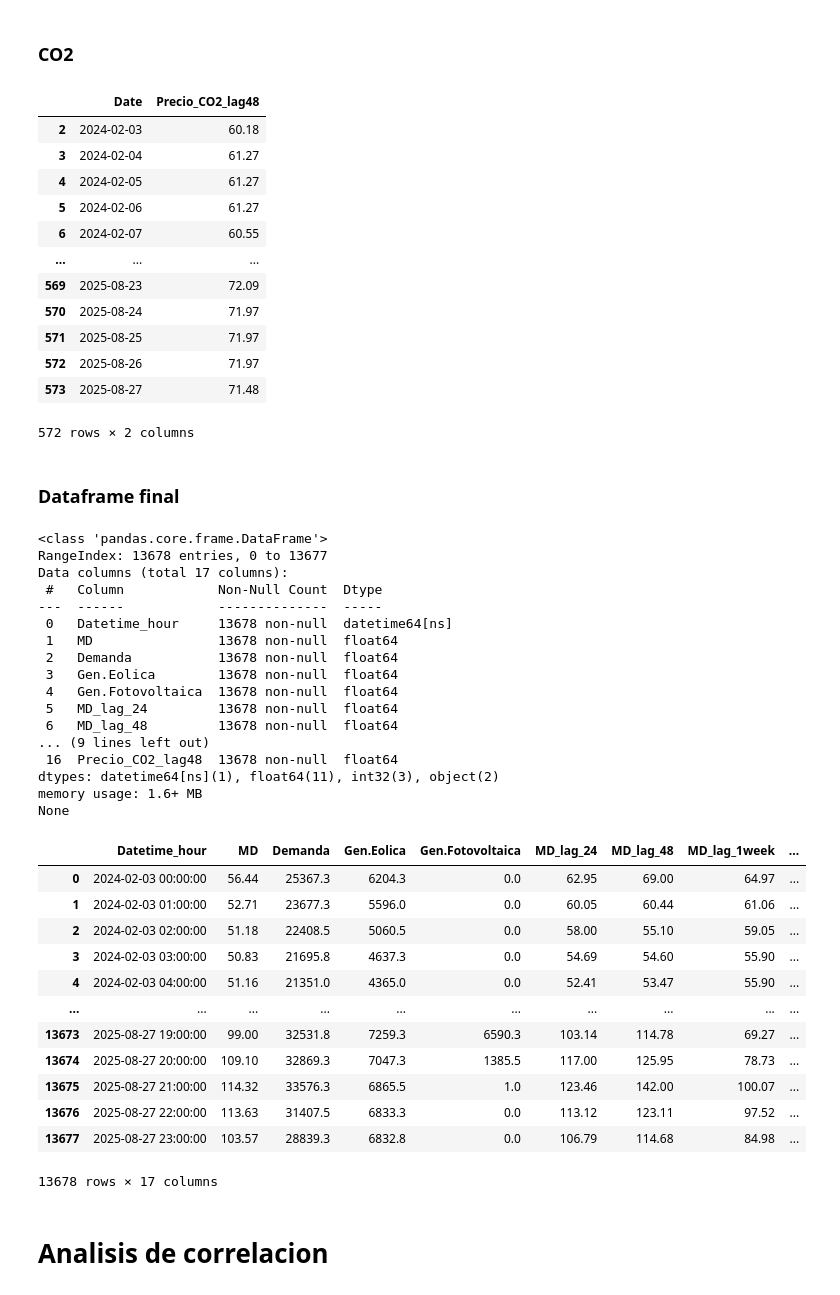
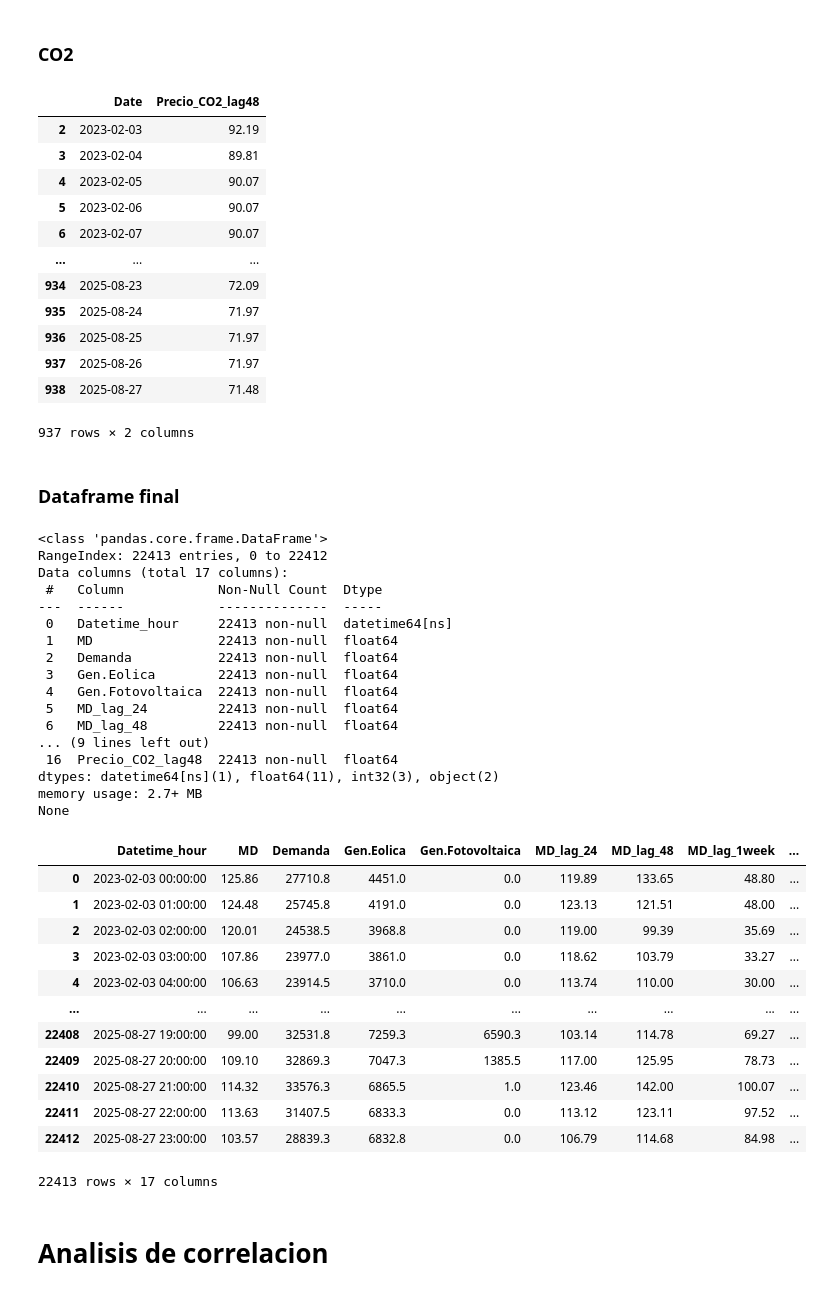
Before and after one commit to JaimeNavs9/proyecto_prediccion_MD, a Jupyter notebook: preparacion_datos.ipynb, the cells around one changed output. Drawn from its saved outputs; the diff is of its cells as text; code cells hidden in the pictures.

```diff
--- a/preparacion_datos.ipynb
+++ b/preparacion_datos.ipynb
@@ -629,46 +629,46 @@ df_co2_2 = pd.read_csv('data_training/historico-precios-CO2-_2025_.csv', sep=';'
 df_co2_3 = pd.read_csv('data_training/historico-precios-CO2-_2023_.csv', sep=';')
 df_co2 = pd.concat([df_co2_1, df_co2_2, df_co2_3])
 
 df_co2['Fecha'] = pd.to_datetime(df_co2['Fecha'], format='%d-%m-%Y')
 df_co2['Fecha'] = df_co2['Fecha'].dt.strftime('%Y-%m-%d')
 df_co2.rename(columns={'Fecha': 'Date'}, inplace=True)
 
 df_co2_precio = df_co2[['Date', 'EUA']].rename(columns={'EUA': 'Precio_CO2'})
 
 # Añadimos fechas restantes
 
 df_co2_precio['Date'] = pd.to_datetime(df_co2_precio['Date'])
 
 # Agrupar por fecha para eliminar duplicados (tomando el último valor disponible)
 df_co2_precio = df_co2_precio.groupby('Date').last()
 
 # Crear rango completo de fechas
-full_range = pd.date_range(start='2024-02-01', end='2025-08-27')
+full_range = pd.date_range(start='2023-02-01', end='2025-08-27')
 
 # Reindexar y rellenar valores faltantes hacia atrás (last available)
 df_co2_precio_full = df_co2_precio.reindex(full_range, method='ffill')
 
 # Renombrar índice a columna Date
 df_co2_precio_full = df_co2_precio_full.rename_axis('Date').reset_index()
 
 df_co2_precio_full['Date'] = df_co2_precio_full['Date'].dt.strftime('%Y-%m-%d')
 df_co2_precio_full['Precio_CO2_lag48'] = df_co2_precio_full['Precio_CO2'].shift(2)
 df_co2_precio_full = df_co2_precio_full.drop(columns=['Precio_CO2']).dropna()
 df_co2_precio_full
 # %% [output]
 |  | Date | Precio_CO2_lag48 |
-| 2 | 2024-02-03 | 60.18 |
-| 3 | 2024-02-04 | 61.27 |
-| 4 | 2024-02-05 | 61.27 |
-| 5 | 2024-02-06 | 61.27 |
-| 6 | 2024-02-07 | 60.55 |
+| 2 | 2023-02-03 | 92.19 |
+| 3 | 2023-02-04 | 89.81 |
+| 4 | 2023-02-05 | 90.07 |
+| 5 | 2023-02-06 | 90.07 |
+| 6 | 2023-02-07 | 90.07 |
 | ... | ... | ... |
-| 569 | 2025-08-23 | 72.09 |
-| 570 | 2025-08-24 | 71.97 |
-| 571 | 2025-08-25 | 71.97 |
-| 572 | 2025-08-26 | 71.97 |
-| 573 | 2025-08-27 | 71.48 |
+| 934 | 2025-08-23 | 72.09 |
+| 935 | 2025-08-24 | 71.97 |
+| 936 | 2025-08-25 | 71.97 |
+| 937 | 2025-08-26 | 71.97 |
+| 938 | 2025-08-27 | 71.48 |
-572 rows × 2 columns
+937 rows × 2 columns
 # %% [markdown]
 ### Dataframe final
 # %%
@@ -693,35 +693,35 @@ print(df_final_futuro.info())
 df_final_futuro
 # %% [output]
 <class 'pandas.core.frame.DataFrame'>
-RangeIndex: 13678 entries, 0 to 13677
+RangeIndex: 22413 entries, 0 to 22412
 Data columns (total 17 columns):
  #   Column            Non-Null Count  Dtype
 ---  ------            --------------  -----
- 0   Datetime_hour     13678 non-null  datetime64[ns]
- 1   MD                13678 non-null  float64
- 2   Demanda           13678 non-null  float64
- 3   Gen.Eolica        13678 non-null  float64
- 4   Gen.Fotovoltaica  13678 non-null  float64
- 5   MD_lag_24         13678 non-null  float64
- 6   MD_lag_48         13678 non-null  float64
+ 0   Datetime_hour     22413 non-null  datetime64[ns]
+ 1   MD                22413 non-null  float64
+ 2   Demanda           22413 non-null  float64
+ 3   Gen.Eolica        22413 non-null  float64
+ 4   Gen.Fotovoltaica  22413 non-null  float64
+ 5   MD_lag_24         22413 non-null  float64
+ 6   MD_lag_48         22413 non-null  float64
 ... (9 lines left out)
- 16  Precio_CO2_lag48  13678 non-null  float64
+ 16  Precio_CO2_lag48  22413 non-null  float64
 dtypes: datetime64[ns](1), float64(11), int32(3), object(2)
-memory usage: 1.6+ MB
+memory usage: 2.7+ MB
 None
 |  | Datetime_hour | MD | Demanda | Gen.Eolica | Gen.Fotovoltaica | MD_lag_24 | MD_lag_48 | MD_lag_1week | ... |
-| 0 | 2024-02-03 00:00:00 | 56.44 | 25367.3 | 6204.3 | 0.0 | 62.95 | 69.00 | 64.97 | ... |
-| 1 | 2024-02-03 01:00:00 | 52.71 | 23677.3 | 5596.0 | 0.0 | 60.05 | 60.44 | 61.06 | ... |
-| 2 | 2024-02-03 02:00:00 | 51.18 | 22408.5 | 5060.5 | 0.0 | 58.00 | 55.10 | 59.05 | ... |
-| 3 | 2024-02-03 03:00:00 | 50.83 | 21695.8 | 4637.3 | 0.0 | 54.69 | 54.60 | 55.90 | ... |
-| 4 | 2024-02-03 04:00:00 | 51.16 | 21351.0 | 4365.0 | 0.0 | 52.41 | 53.47 | 55.90 | ... |
+| 0 | 2023-02-03 00:00:00 | 125.86 | 27710.8 | 4451.0 | 0.0 | 119.89 | 133.65 | 48.80 | ... |
+| 1 | 2023-02-03 01:00:00 | 124.48 | 25745.8 | 4191.0 | 0.0 | 123.13 | 121.51 | 48.00 | ... |
+| 2 | 2023-02-03 02:00:00 | 120.01 | 24538.5 | 3968.8 | 0.0 | 119.00 | 99.39 | 35.69 | ... |
+| 3 | 2023-02-03 03:00:00 | 107.86 | 23977.0 | 3861.0 | 0.0 | 118.62 | 103.79 | 33.27 | ... |
+| 4 | 2023-02-03 04:00:00 | 106.63 | 23914.5 | 3710.0 | 0.0 | 113.74 | 110.00 | 30.00 | ... |
 | ... | ... | ... | ... | ... | ... | ... | ... | ... | ... |
-| 13673 | 2025-08-27 19:00:00 | 99.00 | 32531.8 | 7259.3 | 6590.3 | 103.14 | 114.78 | 69.27 | ... |
-| 13674 | 2025-08-27 20:00:00 | 109.10 | 32869.3 | 7047.3 | 1385.5 | 117.00 | 125.95 | 78.73 | ... |
-| 13675 | 2025-08-27 21:00:00 | 114.32 | 33576.3 | 6865.5 | 1.0 | 123.46 | 142.00 | 100.07 | ... |
-| 13676 | 2025-08-27 22:00:00 | 113.63 | 31407.5 | 6833.3 | 0.0 | 113.12 | 123.11 | 97.52 | ... |
-| 13677 | 2025-08-27 23:00:00 | 103.57 | 28839.3 | 6832.8 | 0.0 | 106.79 | 114.68 | 84.98 | ... |
+| 22408 | 2025-08-27 19:00:00 | 99.00 | 32531.8 | 7259.3 | 6590.3 | 103.14 | 114.78 | 69.27 | ... |
+| 22409 | 2025-08-27 20:00:00 | 109.10 | 32869.3 | 7047.3 | 1385.5 | 117.00 | 125.95 | 78.73 | ... |
+| 22410 | 2025-08-27 21:00:00 | 114.32 | 33576.3 | 6865.5 | 1.0 | 123.46 | 142.00 | 100.07 | ... |
+| 22411 | 2025-08-27 22:00:00 | 113.63 | 31407.5 | 6833.3 | 0.0 | 113.12 | 123.11 | 97.52 | ... |
+| 22412 | 2025-08-27 23:00:00 | 103.57 | 28839.3 | 6832.8 | 0.0 | 106.79 | 114.68 | 84.98 | ... |
-13678 rows × 17 columns
+22413 rows × 17 columns
 # %%
 df_final_futuro.to_csv('data_training/predictores_modelo_futuro.csv', index=False)
 # %% [markdown]
```
Also changed, not shown: parts of 4 cells of this notebook, 1 other file.
